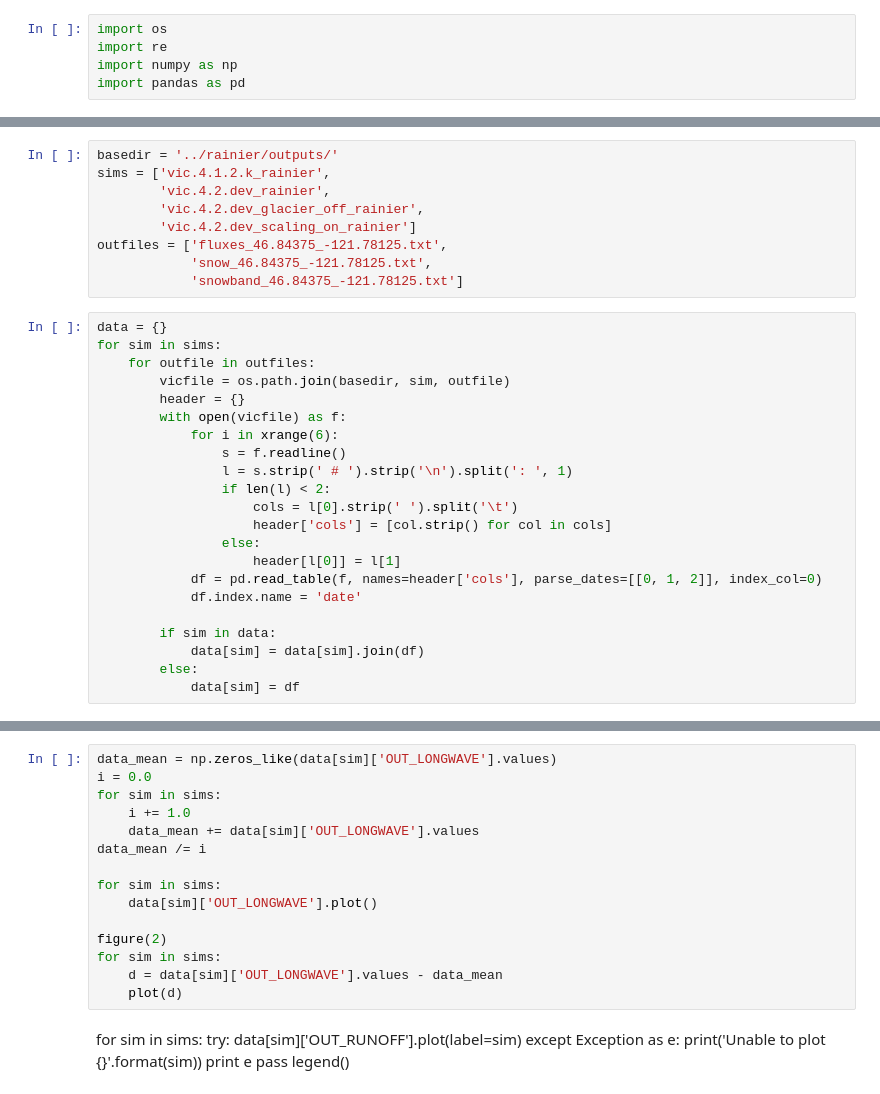
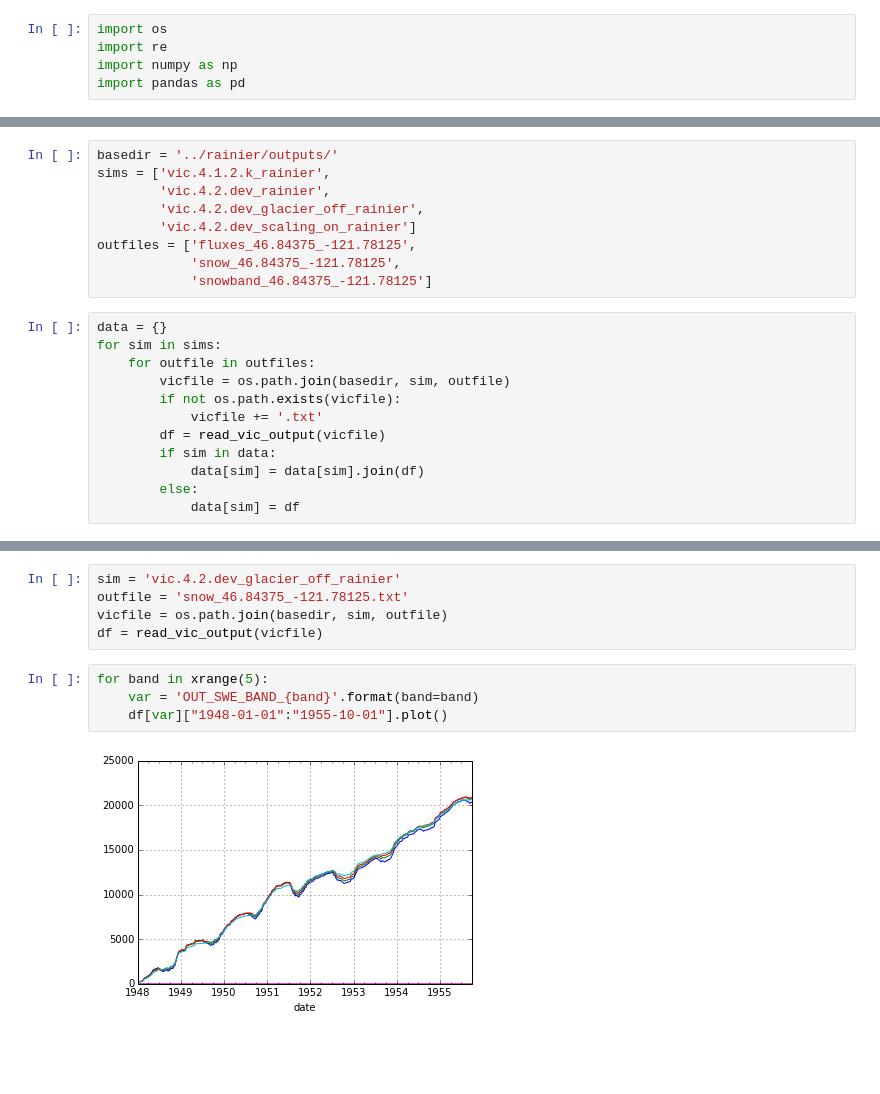
Before and after one commit to jhamman/VIC_glacier, a Jupyter notebook: notebooks/VIC_Glacier_Analysis_Rainier.ipynb, the cells around one changed output, grey strips where cells are left out. Saved outputs shown, nothing was run; the diff lists cells and outputs as text; blank space fills up the shorter version.

```diff
--- a/notebooks/VIC_Glacier_Analysis_Rainier.ipynb
+++ b/notebooks/VIC_Glacier_Analysis_Rainier.ipynb
@@ -9,27 +24,17 @@ sims = ['vic.4.1.2.k_rainier',
         'vic.4.2.dev_rainier',
         'vic.4.2.dev_glacier_off_rainier',
         'vic.4.2.dev_scaling_on_rainier']
-outfiles = ['fluxes_46.84375_-121.78125.txt',
-            'snow_46.84375_-121.78125.txt',
-            'snowband_46.84375_-121.78125.txt']
+outfiles = ['fluxes_46.84375_-121.78125',
+            'snow_46.84375_-121.78125',
+            'snowband_46.84375_-121.78125']
 # %%
 data = {}
 for sim in sims:
     for outfile in outfiles:
         vicfile = os.path.join(basedir, sim, outfile)
-        header = {}
-        with open(vicfile) as f:
-            for i in xrange(6):
-                s = f.readline()
-                l = s.strip(' # ').strip('\n').split(': ', 1)
-                if len(l) < 2:
-                    cols = l[0].strip(' ').split('\t')
-                    header['cols'] = [col.strip() for col in cols]
-                else:
-                    header[l[0]] = l[1]
-            df = pd.read_table(f, names=header['cols'], parse_dates=[[0, 1, 2]], index_col=0)
-            df.index.name = 'date'
-
+        if not os.path.exists(vicfile):
+            vicfile += '.txt'
+        df = read_vic_output(vicfile)
         if sim in data:
             data[sim] = data[sim].join(df)
         else:
@@ -113,24 +62,11 @@ for sim in sims:
-# %%
-data_mean = np.zeros_like(data[sim]['OUT_LONGWAVE'].values)
-i = 0.0
-for sim in sims:
-    i += 1.0
-    data_mean += data[sim]['OUT_LONGWAVE'].values
-data_mean /= i
-
-for sim in sims:
-    data[sim]['OUT_LONGWAVE'].plot()
-
-figure(2)
-for sim in sims:
-    d = data[sim]['OUT_LONGWAVE'].values - data_mean
-    plot(d)
-# %% [markdown]
-for sim in sims:
-    try:
-        data[sim]['OUT_RUNOFF'].plot(label=sim)
-    except Exception as e:
-        print('Unable to plot {}'.format(sim))
-        print e
-        pass
-legend()
+# %%
+sim = 'vic.4.2.dev_glacier_off_rainier'
+outfile = 'snow_46.84375_-121.78125.txt'
+vicfile = os.path.join(basedir, sim, outfile)
+df = read_vic_output(vicfile)
+# %%
+for band in xrange(5):
+    var = 'OUT_SWE_BAND_{band}'.format(band=band)
+    df[var]["1948-01-01":"1955-10-01"].plot()
+# %% [output]
+[figure, added]
```
Also changed, not shown: parts of 7 cells of this notebook, 13 other files.
